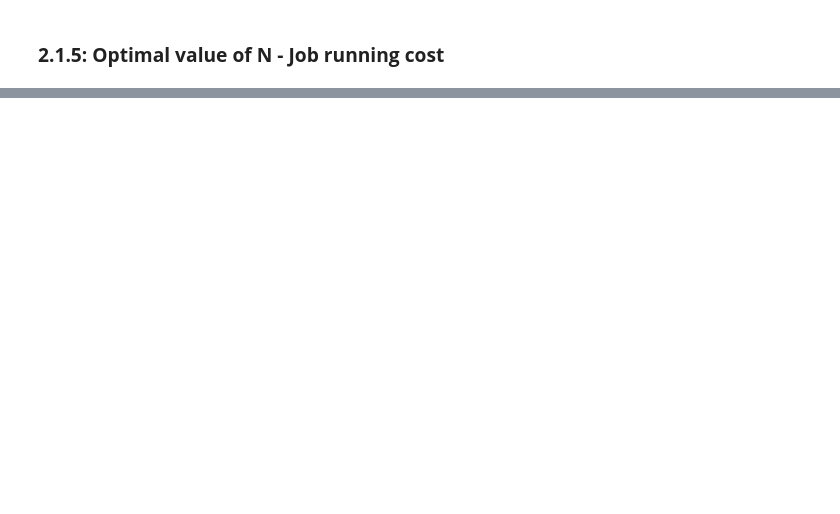
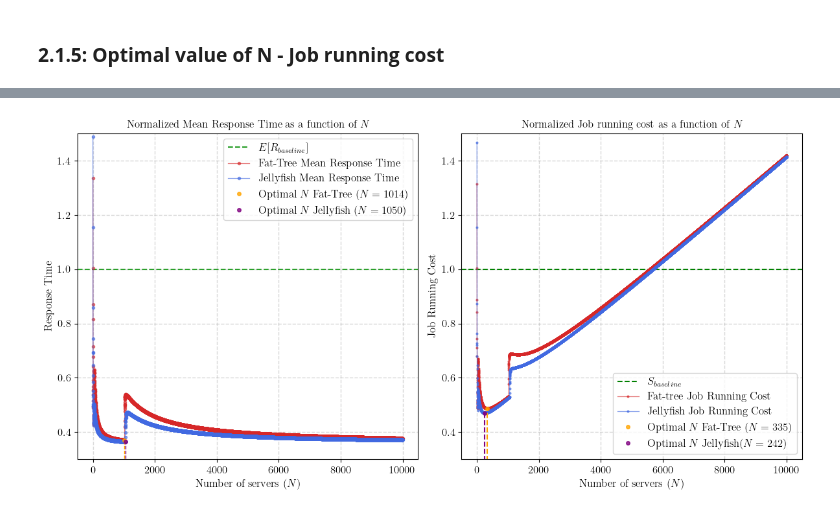
Before and after one commit to msancor/NBD-HW1, a Jupyter notebook: ch1.ipynb, the cells around one changed output, grey strips where cells are left out. Drawn from its saved outputs; the diff is of its cells as text; code cells hidden in the pictures; blank space fills up the shorter version.

```diff
--- a/ch1.ipynb
+++ b/ch1.ipynb
@@ -590,0 +514,58 @@ plt.savefig("plots/normalized_job_cost.png", dpi=300)
+# %%
+#Here we plot the time complexity of the three methods to check connectivity for Erdos-Renyi and r-regular graphs
+fig, (ax1, ax2) = plt.subplots(1, 2, figsize=(12, 6), sharey=True)
+#Here we do the first plot
+#Plot the R baseline
+ax1.axhline(y=1, color="tab:green", linestyle="--", label='$E[R_{baseline}]$')
+#Plot the point for the Fat normalized value
+ax1.plot(range(1,N+1), E_R_normalized, '.-', color='tab:red', linewidth=0.9, alpha=0.6, label='Fat-Tree Mean Response Time')
+#Plot the point for the Jellyfish normalized value
+ax1.plot(range(1,N+1), E_R_jelly_normalized, '.-', color='royalblue', linewidth=0.9, alpha=0.6, label='Jellyfish Mean Response Time')
+#Optimal Value
+#ax1.axhline(y=min(E_R_normalized), color="orange", linestyle="--", label="Asymptotic Mean Response Time (Fat-Tree)")
+#ax1.axhline(y=min(E_R_jelly_normalized), color="purple", linestyle="--", label="N-server Optimal Jellyfish")
+ax1.plot([opt_value_fat_er, opt_value_fat_er], [0, min(E_R_normalized)], color="orange", linestyle="--", linewidth=1)
+ax1.plot([opt_value_jelly_er, opt_value_jelly_er], [0, min(E_R_normalized)], color="purple", linestyle="--", linewidth=1)
+ax1.plot([opt_value_fat_er], [min(E_R_normalized)], 'o', color= "orange", alpha=0.8, markersize=4, label=f"Optimal $N$ Fat-Tree ($N={opt_value_fat_er}$)") # Optimal Fat point
+ax1.plot([opt_value_jelly_er], [min(E_R_jelly_normalized)], 'o', color= "purple", alpha=0.8, markersize=4, label=f"Optimal $N$ Jellyfish ($N={opt_value_jelly_er}$)") # Optimal Fat point
+ax1.set_title("Normalized Mean Response Time as a function of $N$")
+ax1.grid(alpha = 0.5, linestyle='--', linewidth=1)
+ax1.set_xlabel("Number of servers ($N$)")
+ax1.set_ylabel("Response Time")
+ax1.legend()
+ax1.set_ylim(0.3,1.5)
+
+#Here we do the second plot
+ax2.axhline(y=1, color="green", linestyle="--", label='$S_{baseline}$')
+
+#Plot the point for the Fat normalized value
+ax2.plot(range(1,N+1), S_normalized, '.-', color='tab:red', markersize=4, linewidth=0.9, alpha=0.6, label='Fat-tree Job Running Cost')
+
+#Plot the point for the Jellyfish normalized value
+ax2.plot(range(1,N+1), S_jelly_normalized, '.-', color='royalblue', markersize=4, linewidth=0.9, alpha=0.6, label='Jellyfish Job Running Cost')
+
+# Mark specific points on the plot with dashed lines and markers
+ax2.plot([opt_value_fat], [min(S_normalized)], 'o', color= "orange", markersize=4, alpha=0.8, label=f'Optimal $N$ Fat-Tree ($N={opt_value_fat}$)') # Optimal Fat point
+ax2.plot([opt_value_fat, opt_value_fat], [0, min(S_normalized)], color="orange", linestyle="--")
+
+
+ax2.plot([opt_value_jelly], [min(S_jelly_normalized)], 'o', color= "purple", markersize=4, alpha=0.8, label=f'Optimal $N$ Jellyfish($N={opt_value_jelly}$)') # Optimal Jellyfish point
+ax2.plot([opt_value_jelly, opt_value_jelly], [0, min(S_jelly_normalized)], color="purple", linestyle="--")
+
+#Title, label and grid
+ax2.set_title("Normalized Job running cost as a function of $N$")
+ax2.grid(alpha = 0.5, linestyle='--', linewidth=1)
+ax2.set_xlabel("Number of servers ($N$)")
+ax2.set_ylabel("Job Running Cost")
+ax2.legend()
+ax2.set_ylim(0.3, 1.5)
+ax2.yaxis.set_tick_params(labelbottom=True)
+#Legend
+#plt.legend(loc='lower right')
+
+#Here we save the plot
+plt.tight_layout()
+plt.savefig("plots/second_part_plots.png", dpi=300)
+pass
+# %% [output]
+[figure, added]
```
Also changed, not shown: parts of 6 cells of this notebook, 1 other file.
